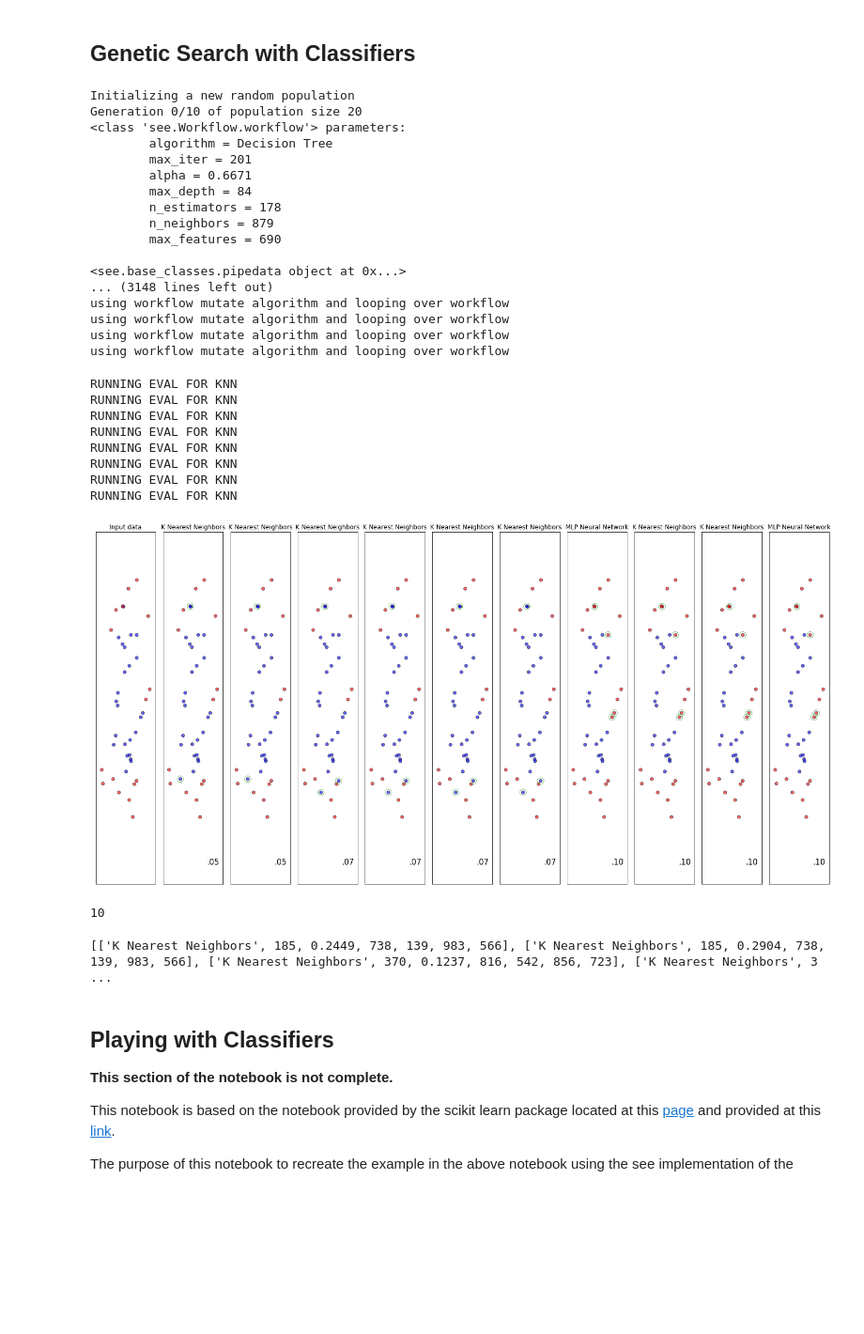
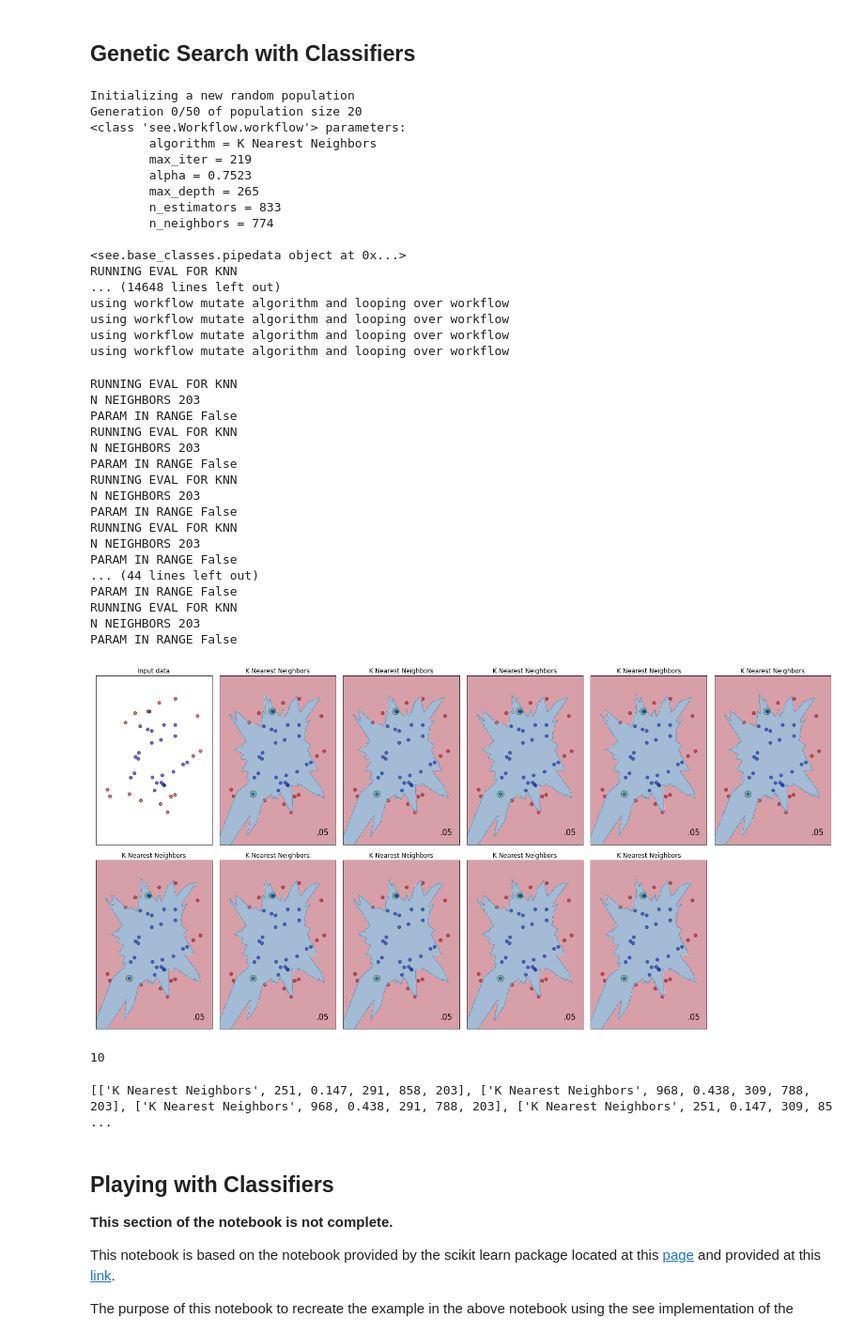
Before and after one commit to see-insight/see-segment, a Jupyter notebook: Playing with Classifiers.ipynb, the cells around one changed output. Shown: that part at 94% size. Drawn from its saved outputs; the diff is of its cells as text; code cells hidden in the pictures; blank space fills up the shorter version.

Commit message:
Add contours

```diff
--- a/Playing with Classifiers.ipynb
+++ b/Playing with Classifiers.ipynb
@@ -87,21 +85,21 @@ mydata = dataset
 my_evolver = GeneticSearch.Evolver(workflow, mydata, pop_size=20)
 # %%
 # warnings may appear when this runs
-population = my_evolver.run(ngen=10)
+population = my_evolver.run(ngen=50)
 # %% [output]
 Initializing a new random population
-Generation 0/10 of population size 20
+Generation 0/50 of population size 20
 <class 'see.Workflow.workflow'> parameters:
-        algorithm = Decision Tree
-        max_iter = 201
-        alpha = 0.6671
-        max_depth = 84
-        n_estimators = 178
-        n_neighbors = 879
-        max_features = 690
+        algorithm = K Nearest Neighbors
+        max_iter = 219
+        alpha = 0.7523
+        max_depth = 265
+        n_estimators = 833
+        n_neighbors = 774
 
 <see.base_classes.pipedata object at 0x...>
-... (3148 lines left out)
+RUNNING EVAL FOR KNN
+... (14648 lines left out)
 using workflow mutate algorithm and looping over workflow
 using workflow mutate algorithm and looping over workflow
 using workflow mutate algorithm and looping over workflow
@@ -121,7 +119,7 @@ solution_set = my_evolver.hof
 # Subplot 1: Testing Set (Ground Truth)
 # Subplot 2: Predictions for Testing Set
 
-#cm = plt.cm.RdBu
+cm = plt.cm.RdBu
 h = 0.02
 
 cm_bright = ListedColormap(['#FF0000', '#0000FF'])
@@ -133,7 +131,7 @@ xx, yy = np.meshgrid(np.arange(x_min, x_max, h),
 
 figure = plt.figure(figsize=(20, 10))
 
-ax = plt.subplot(1,len(solution_set) + 1,1)
+ax = plt.subplot(2,round(len(solution_set)/2) + 1,1)
 # Plot the training points
 #ax.scatter(X_train[:, 0], X_train[:, 1], c=y_train, cmap=cm_bright,
 #           edgecolors='k')
@@ -153,43 +151,67 @@ for i, ind in enumerate(solution_set):
     clf = Classifier.algorithmspace[algo_name](param_list)
     predictions = clf.evaluate(training_set, testing_set)
 
-    ax = plt.subplot(1,len(solution_set) + 1,i + 2)
+    ax = plt.subplot(2, round(len(solution_set)/2) + 1,i + 2)
     ax.scatter(X_test[:, 0], X_test[:, 1], c=predictions, cmap=cm_bright, alpha=0.6,
                edgecolors='k')
     ax.set_xlim(xx.min(), xx.max())
     ax.set_ylim(yy.min(), yy.max())
     ax.set_xticks(())
     ax.set_yticks(())
 
     score = ClassifierFitness().evaluate(predictions, y_test)
 
     ax.text(xx.max() - .3, yy.min() + .3, ('%.2f' % score).lstrip('0'),
             size=15, horizontalalignment='right')
 
+    # Draw Contour
+    contour_set = pipedata()
+    contour_set.X = np.c_[xx.ravel(), yy.ravel()]
+    # TODO: We have to retrain the data set because we
+    # we do not store the classifier created in clf#evaluate
+    # anywhere. Consider storing it as an attribute.
+    Z = clf.evaluate(training_set, contour_set)
+
+    # Put the result into a color plot
+    Z = Z.reshape(xx.shape)
+
+    ax.contourf(xx, yy, Z, cmap=cm, alpha=.4)
+
     # Highlight errors
     # TODO: looks funny, find a way to extract errors without [0]
     errors = np.where(np.not_equal(predictions, y_test))[0]
     for _, mistake in enumerate(errors):
         err = X_test[mistake,:]
-        ax.scatter(err[0], err[1], marker='o', s=150, lw=0.5, color="green", facecolor="none")
+        ax.scatter(err[0], err[1], marker='o', s=150, lw=1, color="green", facecolor="none")
+
+
 
     ax.set_title(algo_name)
 
 #print(population)
 #print(len(population))
 #print(mydata.testing_set.X)
 #print(mydata.testing_set.y)
 plt.tight_layout()
 # %% [output]
 RUNNING EVAL FOR KNN
+N NEIGHBORS 203
+PARAM IN RANGE False
 RUNNING EVAL FOR KNN
+N NEIGHBORS 203
+PARAM IN RANGE False
 RUNNING EVAL FOR KNN
+N NEIGHBORS 203
+PARAM IN RANGE False
 RUNNING EVAL FOR KNN
+N NEIGHBORS 203
+PARAM IN RANGE False
+... (44 lines left out)
+PARAM IN RANGE False
 RUNNING EVAL FOR KNN
-RUNNING EVAL FOR KNN
-RUNNING EVAL FOR KNN
-RUNNING EVAL FOR KNN
+N NEIGHBORS 203
+PARAM IN RANGE False
-[figure, old version]
+[figure, new version]
 # %%
 len(solution_set)
 # %% [output]
@@ -198,7 +220,7 @@ len(solution_set)
 my_evolver.hof[0]
 print(my_evolver.hof)
 # %% [output]
-[['K Nearest Neighbors', 185, 0.2449, 738, 139, 983, 566], ['K Nearest Neighbors', 185, 0.2904, 738, 139, 983, 566], ['K Nearest Neighbors', 370, 0.1237, 816, 542, 856, 723], ['K Nearest Neighbors', 3 ...
+[['K Nearest Neighbors', 251, 0.147, 291, 858, 203], ['K Nearest Neighbors', 968, 0.438, 309, 788, 203], ['K Nearest Neighbors', 968, 0.438, 291, 788, 203], ['K Nearest Neighbors', 251, 0.147, 309, 85 ...
 # %% [markdown]
 ## Playing with Classifiers
 **This section of the notebook is not complete.**
```
Also changed, not shown: parts of 2 cells of this notebook, 1 other file.
